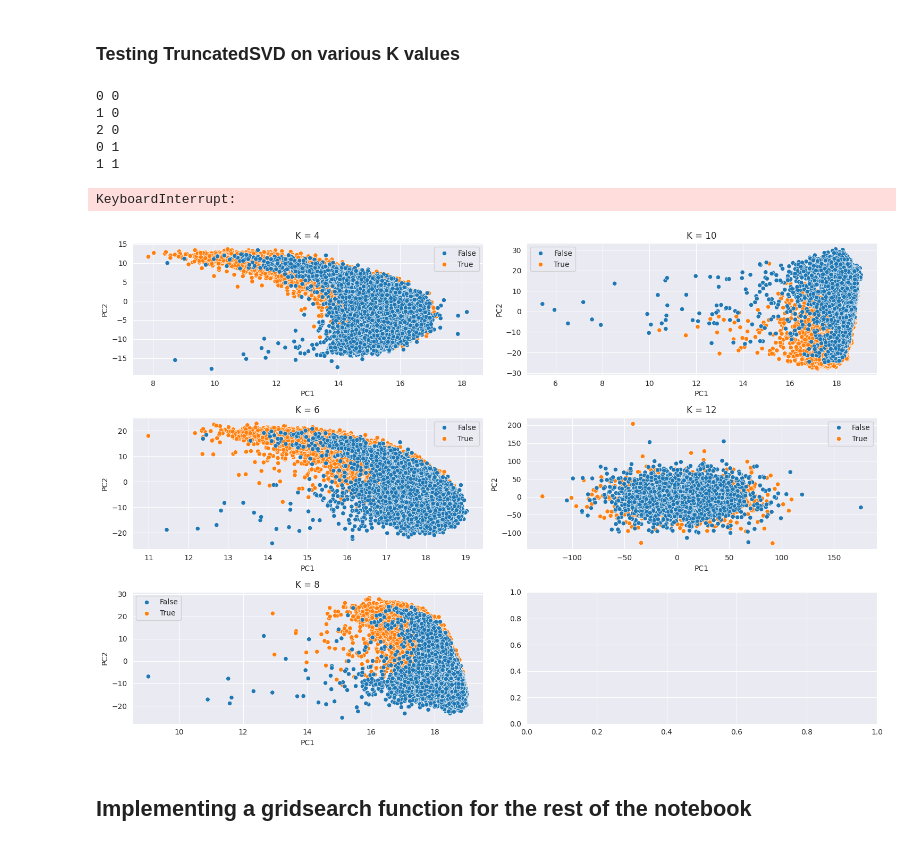
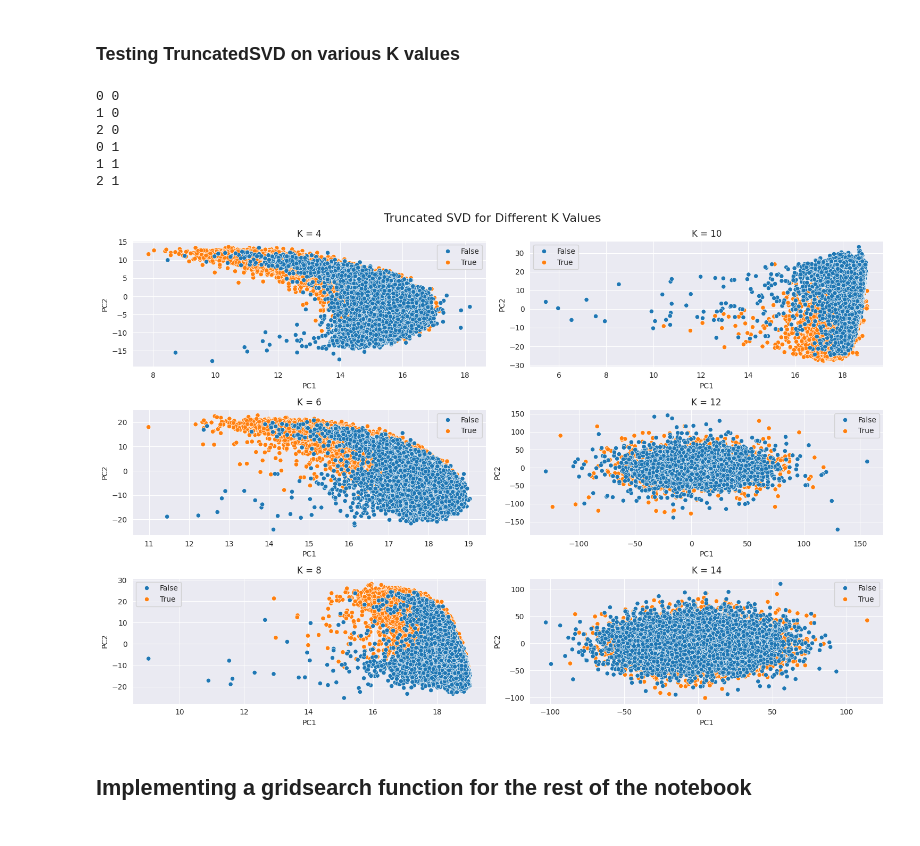
Before and after one commit to Jorjorian/PromoterKmers, a Jupyter notebook: ProjectDraft2.ipynb, the cells around one changed output. Saved outputs shown, nothing was run; the diff lists cells and outputs as text; code cells hidden in the pictures.

```diff
--- a/ProjectDraft2.ipynb
+++ b/ProjectDraft2.ipynb
@@ -198,41 +217,42 @@ def evaluate_model(best_model, X_test, y_test, model_name, attention=False, max_
 # %% [markdown]
 ### Testing TruncatedSVD on various K values
 # %%
+
 from sklearn.decomposition import TruncatedSVD
 from sklearn.preprocessing import StandardScaler
 fig, ax = plt.subplots(3, 2, figsize=(15, 10))
 for i, K in enumerate([4, 6, 8, 10, 12, 14]):
     # Create pipeline
     svd_pipeline = Pipeline([
         ('kmer', KmerVectorizer(K=K)),
         ('scaler', StandardScaler(with_mean=False)),
-        ('pca', TruncatedSVD(n_components=2))
+        ('svd', TruncatedSVD(n_components=2))
     ])
 
-    # Fit and transform the data
-    X_pca = svd_pipeline.fit_transform(human['Sequence'].values)
-    X_svd = pd.DataFrame(X_pca, columns=['PC1', 'PC2'])
+    # fit and transform the data using truncated svd
+    X_svd = svd_pipeline.fit_transform(human['Sequence'].values)
+    X_svd = pd.DataFrame(X_svd, columns=['PC1', 'PC2'])
     X_svd['Promoter'] = human['Promoter Status']
 
     # Plot the data
     j = i // 3
     i = i % 3
     print(i, j)
     sns.scatterplot(data=X_svd, x='PC1', y='PC2', hue='Promoter', ax=ax[i, j])
     ax[i, j].set_title(f"K = {K}")
     ax[i, j].legend()
     fig.suptitle("Truncated SVD for Different K Values", fontsize=16)
     plt.tight_layout()
 
     plt.savefig('svd_plots.png')
 # %% [output]
 0 0
 1 0
 2 0
 0 1
 1 1
+2 1
-KeyboardInterrupt:
-[figure, old version]
+[figure, new version]
 # %% [markdown]
 ## Implementing a gridsearch function for the rest of the notebook
 # %%
```
Also changed, not shown: parts of 36 cells of this notebook, 27 other files.
